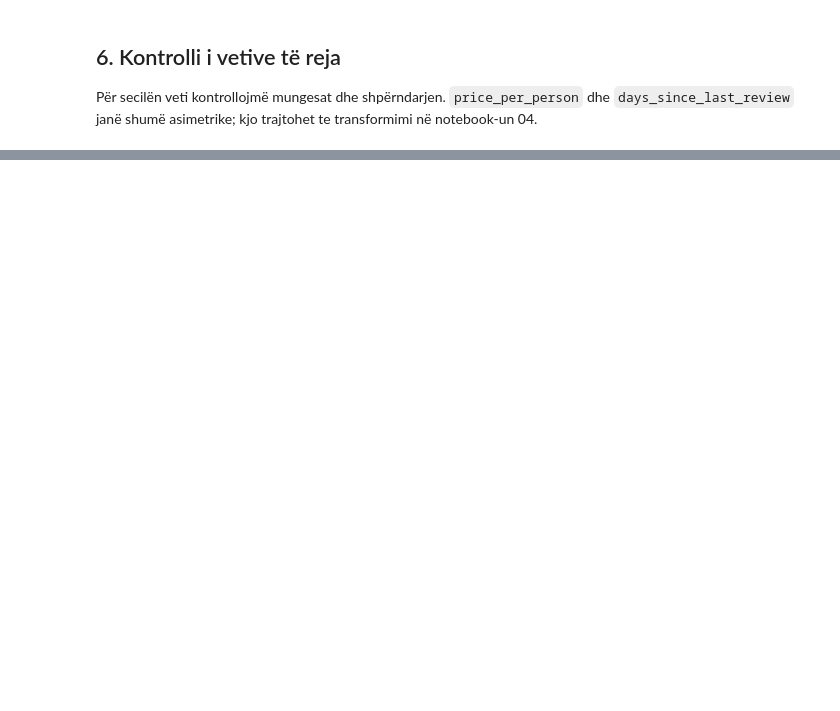
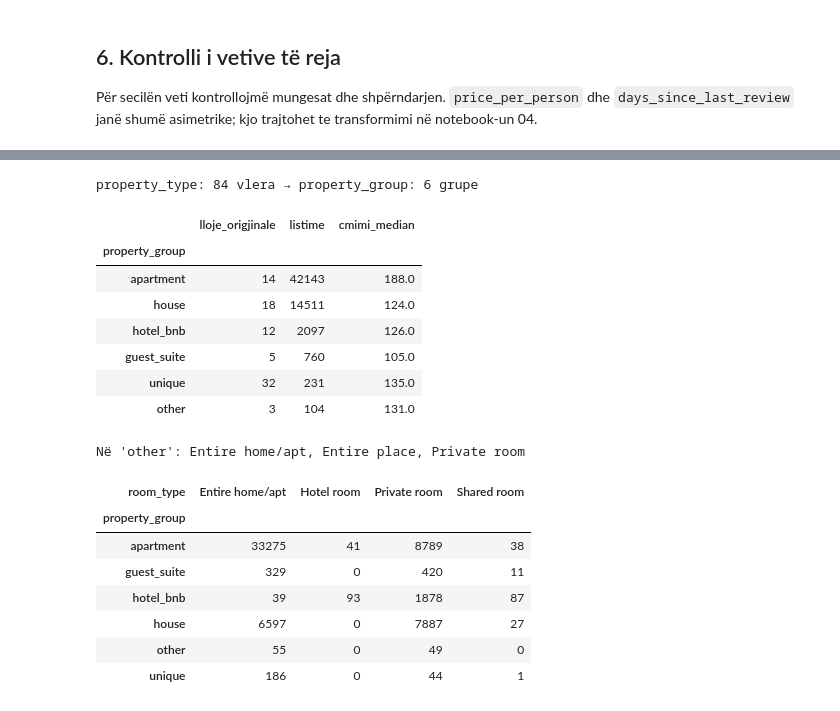
Before and after one commit to yllkeberisha/pvdh_group_10, a Jupyter notebook: notebooks/03_krijimi_vetive_dhe_kodimi.ipynb, the cells around one changed output, grey strips where cells are left out. Saved outputs shown, nothing was run; the diff lists cells and outputs as text; code cells hidden in the pictures; blank space fills up the shorter version.

```diff
--- a/notebooks/03_krijimi_vetive_dhe_kodimi.ipynb
+++ b/notebooks/03_krijimi_vetive_dhe_kodimi.ipynb
@@ -146,0 +155,39 @@ plt.show()
+# %%
+ROOM_PREFIX = r"^(entire|private room in|shared room in|room in)\s*"
+PROPERTY_GROUPS = {
+    "apartment": ["rental unit", "condo", "serviced apartment", "loft", "floor"],
+    "house": ["home", "townhouse", "cottage", "bungalow", "villa", "vacation home", "chalet", "earthen home", "cycladic home"],
+    "hotel_bnb": ["hotel", "boutique hotel", "aparthotel", "hostel", "bed and breakfast", "casa particular"],
+    "guest_suite": ["guest suite", "guesthouse"],
+    "unique": ["boat", "houseboat", "tiny home", "cabin", "hut", "shepherd's hut", "camper/rv", "tent", "yurt", "dome",
+               "treehouse", "castle", "tower", "lighthouse", "island", "barn", "farm stay", "campsite", "religious building"],
+}
+group_of = {building: group for group, buildings in PROPERTY_GROUPS.items() for building in buildings}
+building = (df["property_type"].str.lower().str.replace("’", "'", regex=False)
+            .str.replace(ROOM_PREFIX, "", regex=True).str.strip())
+df["property_group"] = building.map(group_of).fillna("other")
+
+print(f"property_type: {df['property_type'].nunique()} vlera → property_group: {df['property_group'].nunique()} grupe")
+display(df.groupby("property_group").agg(lloje_origjinale=("property_type", "nunique"), listime=("price", "size"),
+                                         cmimi_median=("price", "median")).sort_values("listime", ascending=False))
+print("Në 'other':", ", ".join(sorted(df.loc[df["property_group"].eq("other"), "property_type"].unique())))
+display(pd.crosstab(df["property_group"], df["room_type"]))
+# %% [output]
+property_type: 84 vlera → property_group: 6 grupe
+|  | lloje_origjinale | listime | cmimi_median |
+| property_group |  |  |  |
+| apartment | 14 | 42143 | 188.0 |
+| house | 18 | 14511 | 124.0 |
+| hotel_bnb | 12 | 2097 | 126.0 |
+| guest_suite | 5 | 760 | 105.0 |
+| unique | 32 | 231 | 135.0 |
+| other | 3 | 104 | 131.0 |
+Në 'other': Entire home/apt, Entire place, Private room
+| room_type | Entire home/apt | Hotel room | Private room | Shared room |
+| property_group |  |  |  |  |
+| apartment | 33275 | 41 | 8789 | 38 |
+| guest_suite | 329 | 0 | 420 | 11 |
+| hotel_bnb | 39 | 93 | 1878 | 87 |
+| house | 6597 | 0 | 7887 | 27 |
+| other | 55 | 0 | 49 | 0 |
+| unique | 186 | 0 | 44 | 1 |
```
Also changed, not shown: parts of 13 cells of this notebook.
